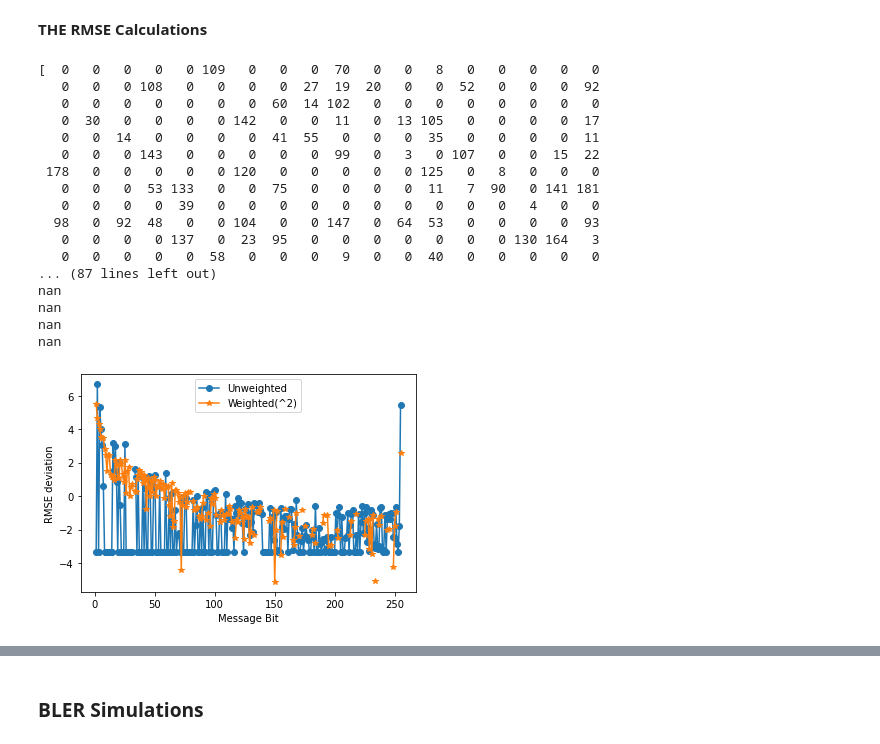
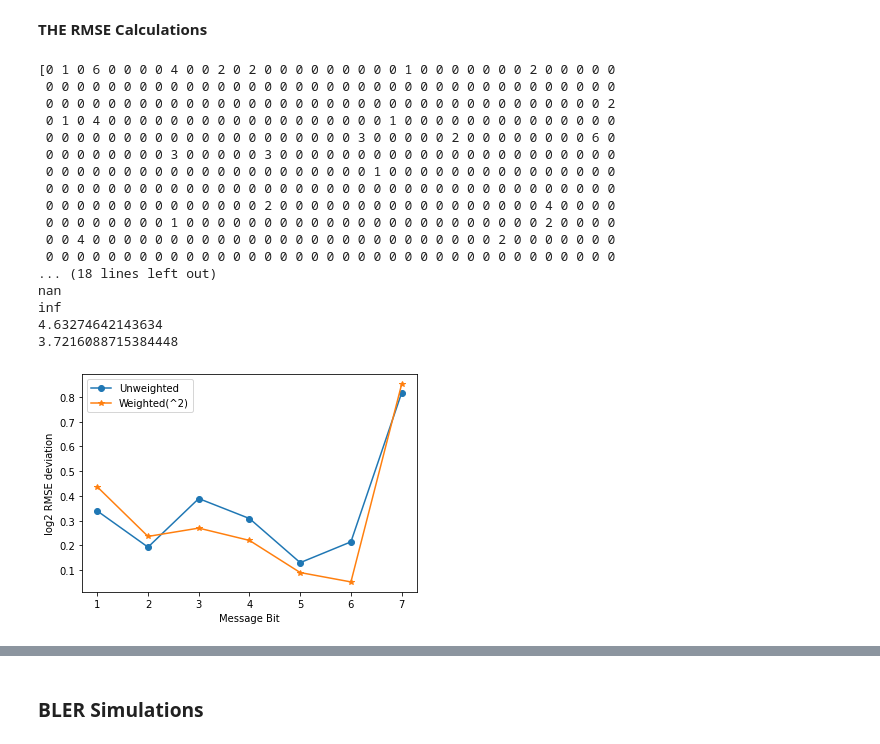
Before and after one commit to neelabhro/Deep-Learning-based-Wireless-Communications, a Jupyter notebook: Semantic_PathLoss.ipynb, the cells around one changed output, grey strips where cells are left out. Drawn from its saved outputs; the diff is of its cells as text; code cells hidden in the pictures.

Commit message:
RMSE Testing

```diff
--- a/Semantic_PathLoss.ipynb
+++ b/Semantic_PathLoss.ipynb
@@ -29,7 +29,7 @@ batch_size = 1000
 #plt.plot(t, tr)
 T1 = random.randint(1, 10)
 T2 = random.randint(1, 10)
-M = 256
+M = 8
 t = np.linspace(0, 1, batch_size)
 triangle1 = signal.sawtooth(T1 * np.pi * 5 * t, 0.5)
 triangle1 = M/2*(triangle1)
@@ -71,5 +71,5 @@ print(s_ind)
 # %%
-k = 8       # Number of information bits per message, i.e., M=2**k
+k = 3       # Number of information bits per message, i.e., M=2**k
 n = 4       # Number of real channel uses per message
 seed = 2    # Seed RNG reproduce identical results
 # %% [markdown]
@@ -98,13 +98,13 @@ ad_noise_std = []  #The values of the dictionary, finally providing an array of
 
 
 
-s = np.floor(np.random.uniform(0,256, 1000))
+s = np.floor(np.random.uniform(0,8, 1000))
 s = s.astype('int64')
 s = ([replacer(n, n) for n in s])
 for i in range(1000):
   Free_Lp[i] = 20*math.log10(Hm*Hb/s[i]**2)
   Pr[i] = Free_Lp[i]-Lo+Gm+Gb+Pt  #in dBW
-  SNR_var[i] = 5*math.log10(s[i] + 1) #Provides SNR (stddev) values for all distances spanning s
+  SNR_var[i] = 20*math.log10(s[i] + 1) #Provides SNR (stddev) values for all distances spanning s
 
 for i in SNR_var.values():
   ad_noise_std.append(i)
@@ -117,7 +117,7 @@ for j in range(M+1,1):
 
   Free_Lp[j] = 20*math.log10(Hm*Hb/j**2)
   Pr[j] = Free_Lp[j]-Lo+Gm+Gb+Pt  #in dBW
-  SNR_var[j] = 5*math.log10(s[j] + 1)
+  SNR_var[j] = 20*math.log10(s[j] + 1)
 
 const_noise_std = []  #The values of the dictionary, finally providing an array of stdevs
 for j in SNR_var.values():
@@ -130,7 +130,7 @@ tr_noise_std = []
 for i in range(1000):
   Free_Lp[i] = 20*math.log10(Hm*Hb/tr[i]**2)
   Pr[i] = Free_Lp[i]-Lo+Gm+Gb+Pt  #in dBW
-  SNR_var[i] = 5*math.log10(s[i] + 1) #Provides SNR (stddev) values for all distances spanning s
+  SNR_var[i] = 20*math.log10(s[i] + 1) #Provides SNR (stddev) values for all distances spanning s
 
 for i in SNR_var.values():
   tr_noise_std.append(i)
@@ -718,6 +718,20 @@ class AE_Weighted(object):
             BLER = BLER + bler/iterations
         return BLER
 
+
+
+    def bler_sim1(self, ebnodbs, batch_size, iterations):
+        '''Monte Carlo simulations of BLER for a range of Eb/No
+           Sometimes we to compute statistics for batch sizes that do not fit into the GPUs memory.
+           You can average over multiple batches with small size instead.
+        '''
+        BLER = np.zeros_like(ebnodbs)
+        for i in range(iterations):
+            bler = np.array([self.sess.run(self.vars['bler'],
+                            feed_dict=self.gen_feed_dict(batch_size, ebnodb, lr=0)) for ebnodb in ebnodbs])
+            BLER = BLER + bler/iterations
+        return BLER
+
     def plot_bler(self, EbNodB, BLER):
         '''Plot a BLER curve'''
         image = plt.figure(figsize=(10,8))
@@ -875,54 +887,58 @@ message_factor = (np.arange(M))
 message_factor[M-1] = 1
 rmse_uwA = []
 for i in rmse_uw.values():
   rmse_uwA.append(i)
 
 rmse_wA = []
 for i in rmse_w.values():
   rmse_wA.append(i)
 
-
+#rmse_uwA = rmse_uwA + 1
+#rmse_wA = rmse_wA + 1
 #rmse_uw = [rmse_uw_0, rmse_uw_1, rmse_uw_2, rmse_uw_3, rmse_uw_4, rmse_uw_5, rmse_uw_6, rmse_uw_7, rmse_uw_8, rmse_uw_9, rmse_uw_10, rmse_uw_11, rmse_uw_12, rmse_uw_13, rmse_uw_14, rmse_uw_15]
-rmse_uw = np.log2(np.divide(rmse_uwA,message_factor) + 0.1)
+rmse_uw = np.log2(np.divide(rmse_uwA,message_factor) +1 )
+#rmse_uw = (np.divide(rmse_uwA,message_factor))
 #rmse_uw = rmse_uwA
 #rmse_w = [rmse_w_0, rmse_w_1, rmse_w_2, rmse_w_3, rmse_w_4, rmse_w_5, rmse_w_6, rmse_w_7, rmse_w_8, rmse_w_9, rmse_w_10, rmse_w_11, rmse_w_12, rmse_w_13, rmse_w_14, rmse_w_15]
-rmse_w = np.log(np.divide(rmse_wA,message_factor))
+rmse_w = np.log2(np.divide(rmse_wA,message_factor) +1 )
+#rmse_w = (np.divide(rmse_wA,message_factor))
 #rmse_w = rmse_wA
 #message = [0,1,2,3,4,5,6,7,8,9,10,11,12,13,14,15]
 message = np.arange(M)
 
 print(rmse_uw)
 plt.plot(message, rmse_uw, '-o');
 plt.plot(message, rmse_w, '-*');
 plt.xlabel('Message Bit')
-plt.ylabel('RMSE deviation')
+plt.ylabel('Normalized RMSE deviation')
+plt.ylabel('log2 RMSE deviation')
 plt.legend(['Unweighted', 'Weighted(^2)'])
 
 
 print(np.sum(rmse_uw))
 print(np.sum(rmse_w))
 
 print(np.sum(rmse_uwA))
 print(np.sum(rmse_wA))
 # %% [output]
-[  0   0   0   0   0 109   0   0   0  70   0   0   8   0   0   0   0   0
-   0   0   0 108   0   0   0   0  27  19  20   0   0  52   0   0   0  92
-   0   0   0   0   0   0   0  60  14 102   0   0   0   0   0   0   0   0
-   0  30   0   0   0   0 142   0   0  11   0  13 105   0   0   0   0  17
-   0   0  14   0   0   0   0  41  55   0   0   0  35   0   0   0   0  11
-   0   0   0 143   0   0   0   0   0  99   0   3   0 107   0   0  15  22
- 178   0   0   0   0   0 120   0   0   0   0   0 125   0   8   0   0   0
-   0   0   0  53 133   0   0  75   0   0   0   0  11   7  90   0 141 181
-   0   0   0   0  39   0   0   0   0   0   0   0   0   0   0   4   0   0
-  98   0  92  48   0   0 104   0   0 147   0  64  53   0   0   0   0  93
-   0   0   0   0 137   0  23  95   0   0   0   0   0   0   0 130 164   3
-   0   0   0   0   0  58   0   0   0   9   0   0  40   0   0   0   0   0
-... (87 lines left out)
+[0 1 0 6 0 0 0 0 4 0 0 2 0 2 0 0 0 0 0 0 0 0 0 1 0 0 0 0 0 0 0 2 0 0 0 0 0
+ 0 0 0 0 0 0 0 0 0 0 0 0 0 0 0 0 0 0 0 0 0 0 0 0 0 0 0 0 0 0 0 0 0 0 0 0 0
+ 0 0 0 0 0 0 0 0 0 0 0 0 0 0 0 0 0 0 0 0 0 0 0 0 0 0 0 0 0 0 0 0 0 0 0 0 2
+ 0 1 0 4 0 0 0 0 0 0 0 0 0 0 0 0 0 0 0 0 0 0 1 0 0 0 0 0 0 0 0 0 0 0 0 0 0
+ 0 0 0 0 0 0 0 0 0 0 0 0 0 0 0 0 0 0 0 0 3 0 0 0 0 0 2 0 0 0 0 0 0 0 0 6 0
+ 0 0 0 0 0 0 0 0 3 0 0 0 0 0 3 0 0 0 0 0 0 0 0 0 0 0 0 0 0 0 0 0 0 0 0 0 0
+ 0 0 0 0 0 0 0 0 0 0 0 0 0 0 0 0 0 0 0 0 0 1 0 0 0 0 0 0 0 0 0 0 0 0 0 0 0
+ 0 0 0 0 0 0 0 0 0 0 0 0 0 0 0 0 0 0 0 0 0 0 0 0 0 0 0 0 0 0 0 0 0 0 0 0 0
+ 0 0 0 0 0 0 0 0 0 0 0 0 0 0 2 0 0 0 0 0 0 0 0 0 0 0 0 0 0 0 0 0 4 0 0 0 0
+ 0 0 0 0 0 0 0 0 1 0 0 0 0 0 0 0 0 0 0 0 0 0 0 0 0 0 0 0 0 0 0 0 2 0 0 0 0
+ 0 0 4 0 0 0 0 0 0 0 0 0 0 0 0 0 0 0 0 0 0 0 0 0 0 0 0 0 0 2 0 0 0 0 0 0 0
+ 0 0 0 0 0 0 0 0 0 0 0 0 0 0 0 0 0 0 0 0 0 0 0 0 0 0 0 0 0 0 0 0 0 0 0 0 0
+... (18 lines left out)
 nan
-nan
-nan
-nan
+inf
+4.63274642143634
+3.7216088715384448
-[figure, old version]
+[figure, new version]
 # %%
 ae.plot_constellation(const_noise_std);
 #plot_constellation_2(ae,range(0,ae.M))
```
Also changed, not shown: parts of 10 cells of this notebook.
